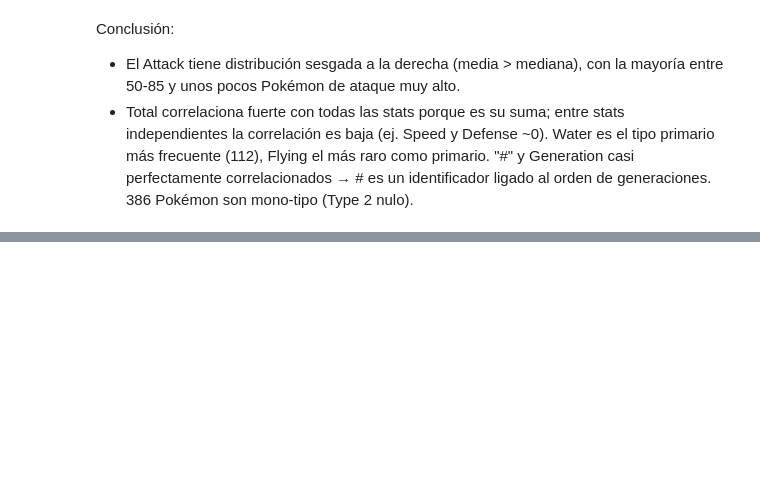
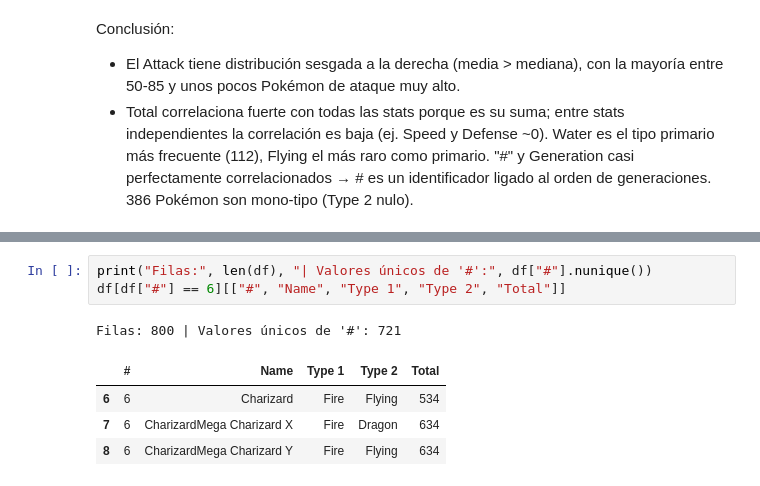
Before and after one commit to agusclap/IA2026, a Jupyter notebook: main.ipynb, the cells around one changed output, grey strips where cells are left out. Drawn from its saved outputs; the diff is of its cells as text; blank space fills up the shorter version.

```diff
--- a/main.ipynb
+++ b/main.ipynb
@@ -111,0 +169,9 @@ Water es el tipo primario más frecuente (112), Flying el más raro como primari
+# %%
+print("Filas:", len(df), "| Valores únicos de '#':", df["#"].nunique())
+df[df["#"] == 6][["#", "Name", "Type 1", "Type 2", "Total"]]
+# %% [output]
+Filas: 800 | Valores únicos de '#': 721
+|  | # | Name | Type 1 | Type 2 | Total |
+| 6 | 6 | Charizard | Fire | Flying | 534 |
+| 7 | 6 | CharizardMega Charizard X | Fire | Dragon | 634 |
+| 8 | 6 | CharizardMega Charizard Y | Fire | Flying | 634 |
```
Also changed, not shown: parts of 24 cells of this notebook, 6 other files.
